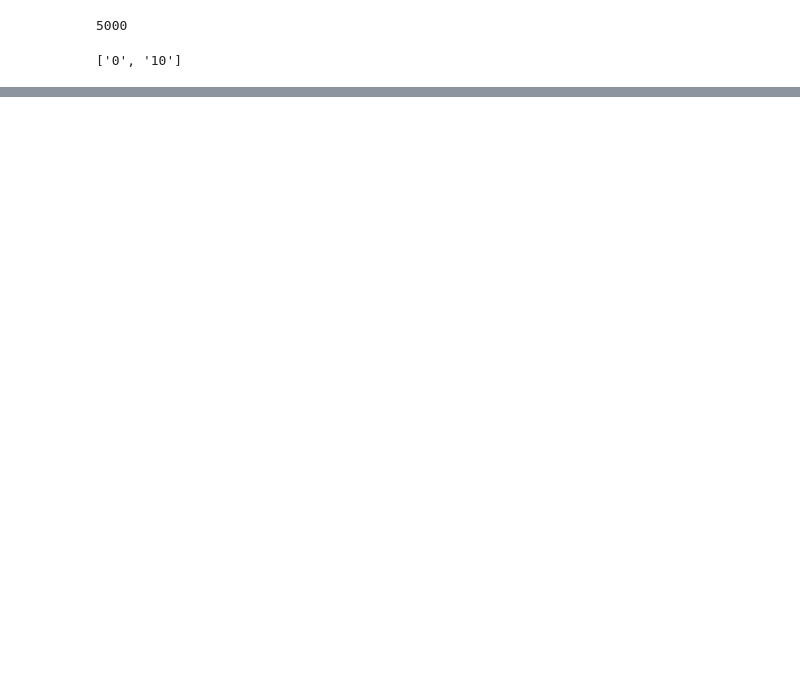
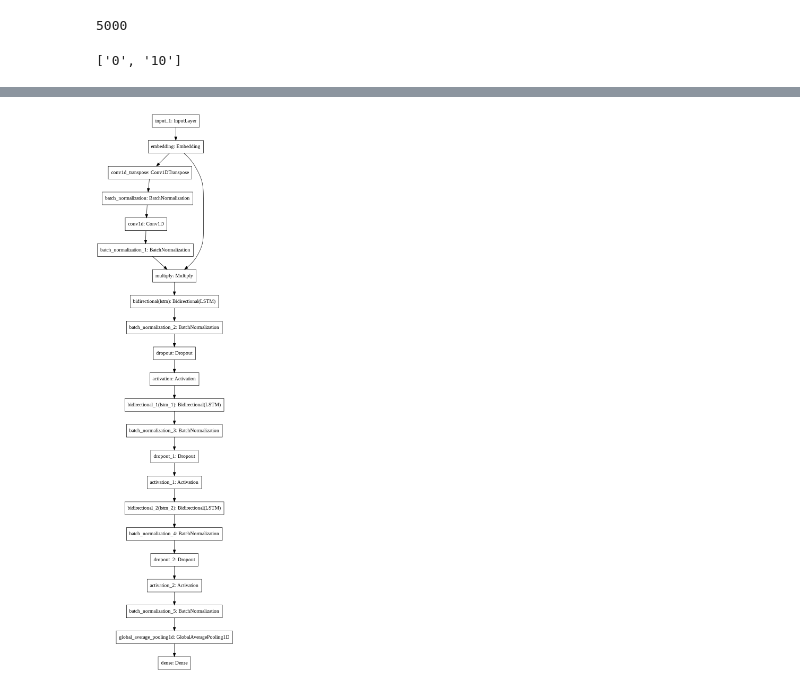
Before and after one commit to sakibchowdhury131/sentimentAnalysisDL_v2.0, a Jupyter notebook: sentimentAnalysis_test1.ipynb, the cells around one changed output, grey strips where cells are left out. Cells and saved outputs as stored; diff of their text form; code cells hidden in the pictures; blank space fills up the shorter version.

```diff
--- a/sentimentAnalysis_test1.ipynb
+++ b/sentimentAnalysis_test1.ipynb
@@ -165,0 +302,36 @@ X_train, X_test, y_train, y_test = train_test_split(review_pad, Y, test_size = 0
+# %%
+def recurrentBlock(inputLayer, nodes):
+  lstm_1 = Bidirectional(LSTM(nodes, return_sequences=True))(inputLayer)
+  lstm_1 = BatchNormalization()(lstm_1)
+  lstm_1 = Dropout(0.5)(lstm_1)
+  lstm_1 = Activation('relu')(lstm_1)
+  lstm_2 = Bidirectional(LSTM(int(nodes/2), return_sequences=True))(lstm_1)
+  lstm_2 = BatchNormalization()(lstm_2)
+  lstm_2 = Dropout(0.5)(lstm_2)
+  lstm_2 = Activation('relu')(lstm_2)
+  lstm_3 = Bidirectional(LSTM(int(nodes/4), return_sequences=True))(lstm_2)
+  lstm_3 = BatchNormalization()(lstm_3)
+  lstm_3 = Dropout(0.5)(lstm_3)
+  lstm_3 = Activation('relu')(lstm_3)
+  return lstm_3
+
+
+def network():
+  inp = Input((max_length,))
+  embedding_layer = Embedding(num_words,
+                              100,
+                              embeddings_initializer = Constant(embedding_matrix_w2v),
+                              #input_length = max_length,
+                              trainable = False)(inp)
+
+  conv_block1 = pixelAttention(embedding_layer, 16)
+  conv_block1 = recurrentBlock(conv_block1, 64)
+  conv_block1 = BatchNormalization()(conv_block1)
+  flat = GlobalAveragePooling1D()(conv_block1)
+  output = Dense(1, activation='softmax')(flat)
+
+  model = Model(inputs = inp, outputs = output)
+  model.summary()
+  return model
+
+model = network()
@@ -165,0 +356,9 @@ X_train, X_test, y_train, y_test = train_test_split(review_pad, Y, test_size = 0
+# %%
+from keras.utils import plot_model
+from keras.optimizers import Adam
+model.compile(loss='categorical_crossentropy',
+                      optimizer= Adam(lr = 0.0001),
+                      metrics=['accuracy'])
+plot_model(model)
+# %% [output]
+[figure, added]
```
Also changed, not shown: parts of 21 cells of this notebook.
